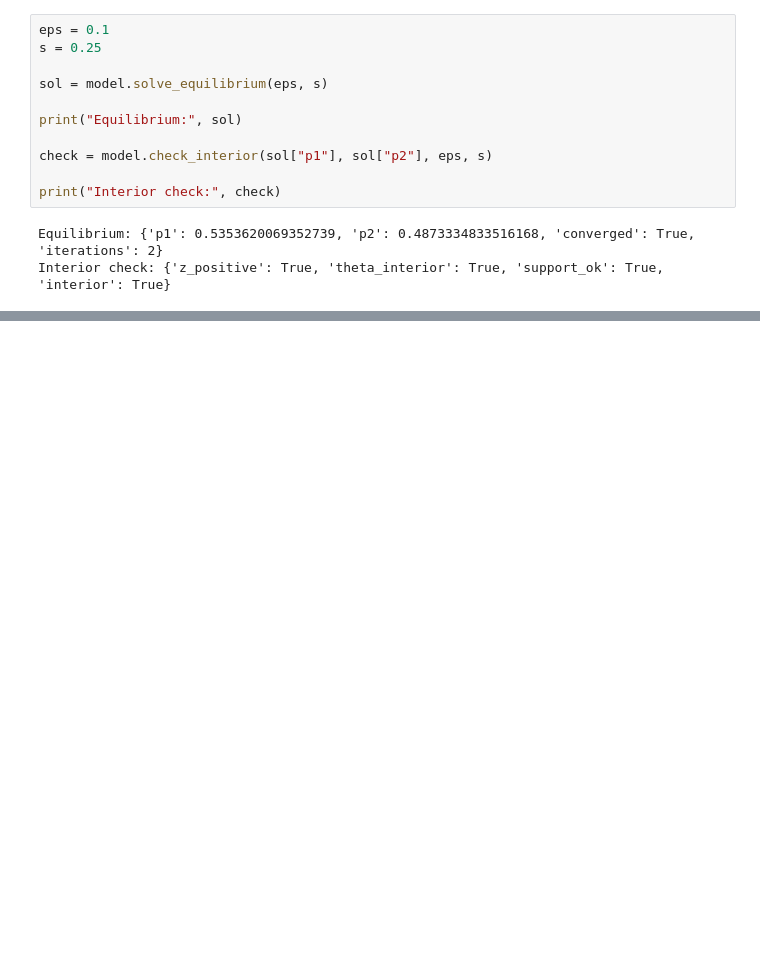
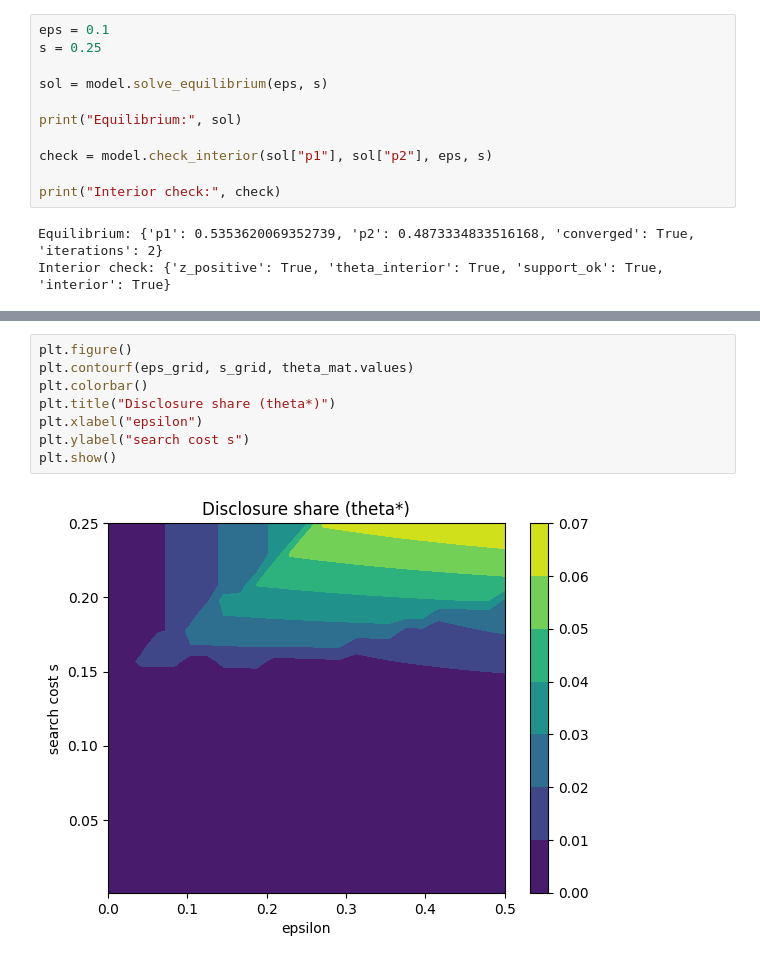
Before and after one commit to lkh927/masters2026, a Jupyter notebook: Model.ipynb, the cells around one changed output, grey strips where cells are left out. Drawn from its saved outputs; the diff is of its cells as text; blank space fills up the shorter version.

```diff
--- a/Model.ipynb
+++ b/Model.ipynb
@@ -34,0 +103,10 @@ s_grid   = np.linspace(0.001, 0.2, 25) # search cost (avoid 0 exactly)
+# %%
+plt.figure()
+plt.contourf(eps_grid, s_grid, theta_mat.values)
+plt.colorbar()
+plt.title("Disclosure share (theta*)")
+plt.xlabel("epsilon")
+plt.ylabel("search cost s")
+plt.show()
+# %% [output]
+[figure, added]
```
Also changed, not shown: parts of 6 cells of this notebook, 1 other file.
